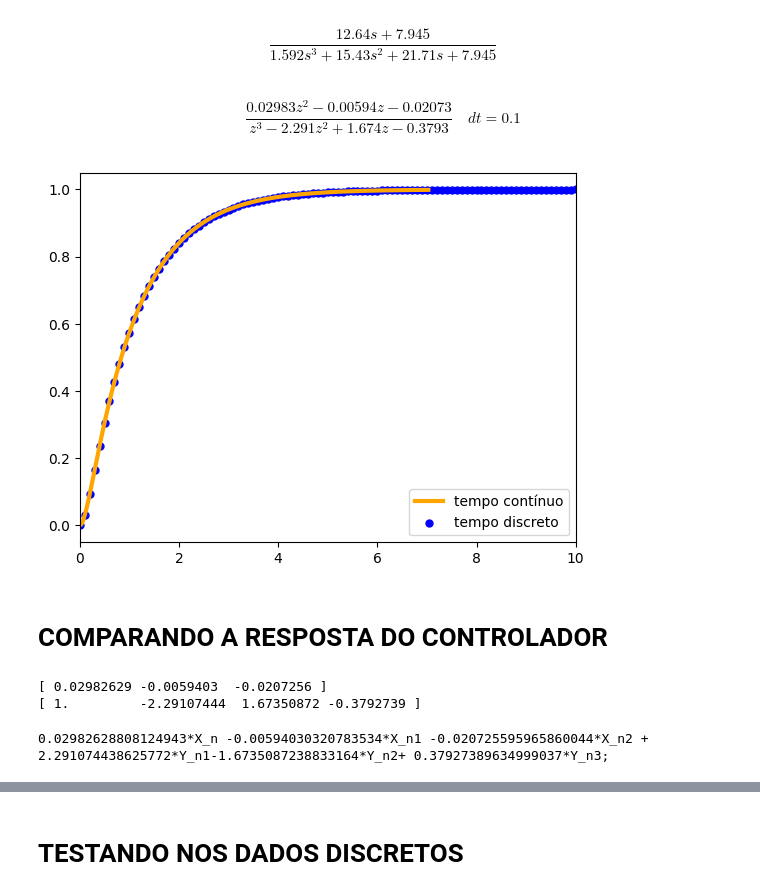
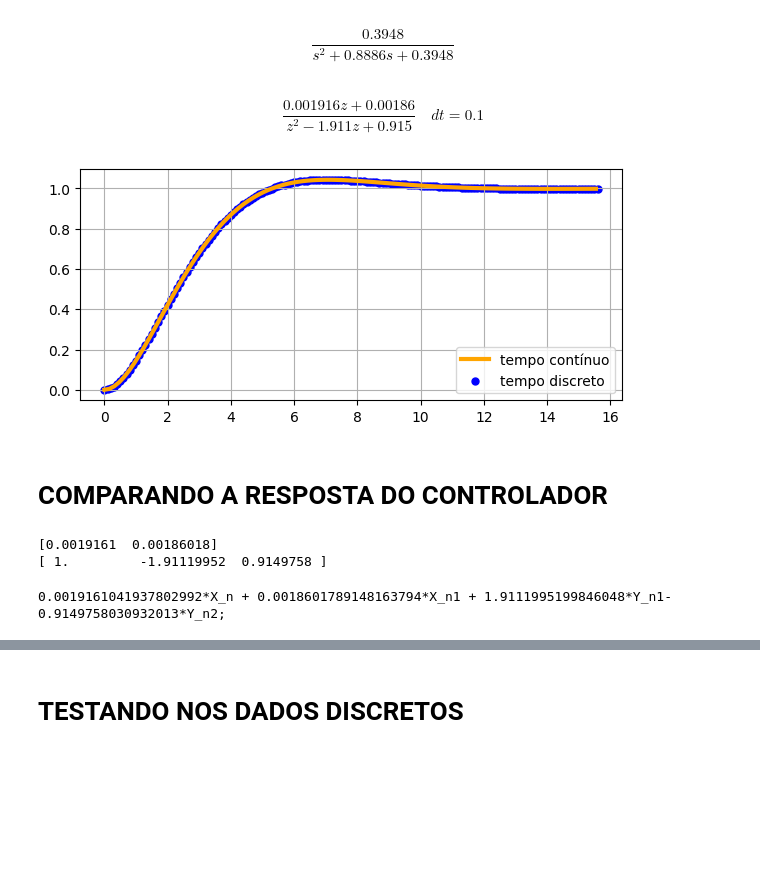
Before and after one commit to KlaussMarchi/FilterSensor, a Jupyter notebook: DIGITAL/Analysis.ipynb, the cells around one changed output, grey strips where cells are left out. Saved outputs shown, nothing was run; the diff lists cells and outputs as text; code cells hidden in the pictures; blank space fills up the shorter version.

```diff
--- a/DIGITAL/Analysis.ipynb
+++ b/DIGITAL/Analysis.ipynb
@@ -8,28 +8,30 @@ import pandas as pd
 # %%
 T = 0.1
 s = ctl.TransferFunction.s
-# %%
-C = (12.644352003932*s + 7.94468067299125)/(1.59154943091895*s**3 + 15.4300184675168*s**2 + 21.7110000056752*s + 7.94468067299125)
-C
-# %% [output]
-$$\frac{12.64 s + 7.945}{1.592 s^3 + 15.43 s^2 + 21.71 s + 7.945}$$
+# %%
+C = 0.394784176043574/(1.0*s**2 + 0.888576587631673*s + 0.394784176043574)
+C
+# %% [output]
+$$\frac{0.3948}{s^2 + 0.8886 s + 0.3948}$$
 # %%
 C_z = ctl.c2d(C, T, method='zoh')
 C_z
 # %% [output]
-$$\frac{0.02983 z^2 - 0.00594 z - 0.02073}{z^3 - 2.291 z^2 + 1.674 z - 0.3793}\quad dt = 0.1$$
+$$\frac{0.001916 z + 0.00186}{z^2 - 1.911 z + 0.915}\quad dt = 0.1$$
 # %%
+plt.figure(figsize=(7, 3))
+
 time, response = ctl.step_response(C)
 plt.plot(time, response, color='orange', linewidth=3, label='tempo contínuo')
 
 time, response = ctl.step_response(C_z)
 plt.scatter(time, response, color='blue', s=25, label='tempo discreto')
 
-plt.xlim([0, 10])
+plt.grid()
 plt.legend()
 plt.show()
 # %% [output]
-[figure, old version]
+[figure, new version]
 # %% [markdown]
 # COMPARANDO A RESPOSTA DO CONTROLADOR
 # %%
@@ -43,23 +45,27 @@ den = den/den[0]
 print(num)
 print(den)
 # %% [output]
-[ 0.02982629 -0.0059403  -0.0207256 ]
-[ 1.         -2.29107444  1.67350872 -0.3792739 ]
+[0.0019161  0.00186018]
+[ 1.         -1.91119952  0.9149758 ]
 # %%
 if type(num) == np.float64:
     num = np.array([num])
 # %%
-out = ''
+def getDigitalFunction(num, den):
+    out = ''
 
-for i in range(0, len(num)):
-    out += f'{num[i]}*X_n{i} + '
+    for i in range(0, len(num)):
+        out += f'{num[i]}*X_n{i} + '
 
-for i in range(1, len(den)):
-    out += f'+ {-1*den[i]}*Y_n{i}'
+    for i in range(1, len(den)):
+        out += f'+ {-1*den[i]}*Y_n{i}'
 
-out = out.replace('X_n0', 'X_n').replace('+ +', '+').replace('+ -', '-')
+    return out.replace('X_n0', 'X_n').replace('+ +', '+').replace('+ -', '-')
+
+
+out = getDigitalFunction(num, den)
 print(out + ';')
 # %% [output]
-0.02982628808124943*X_n -0.00594030320783534*X_n1 -0.020725595965860044*X_n2 + 2.291074438625772*Y_n1-1.6735087238833164*Y_n2+ 0.37927389634999037*Y_n3;
+0.0019161041937802992*X_n + 0.0018601789148163794*X_n1 + 1.9111995199846048*Y_n1-0.9149758030932013*Y_n2;
 # %%
 Y_n1 = Y_n2 = Y_n3 = 0
```
Also changed, not shown: parts of 3 cells of this notebook, 3 other files.
